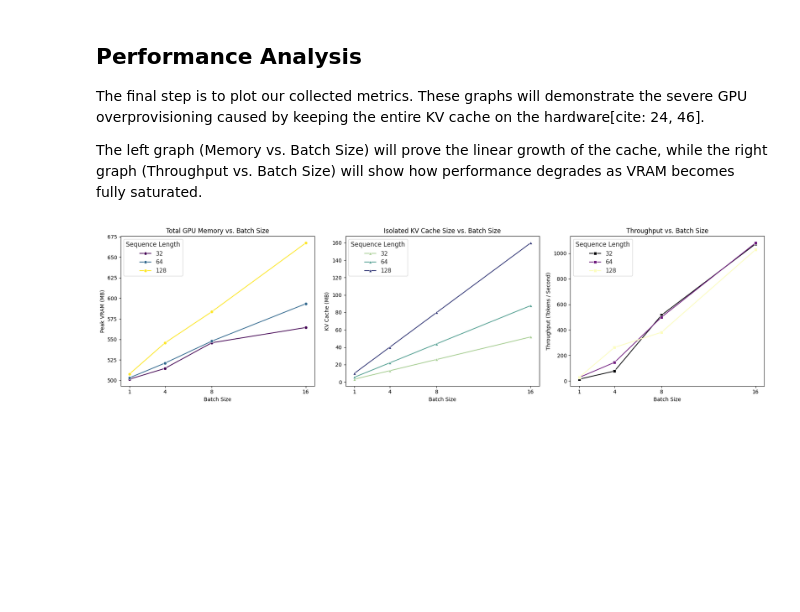
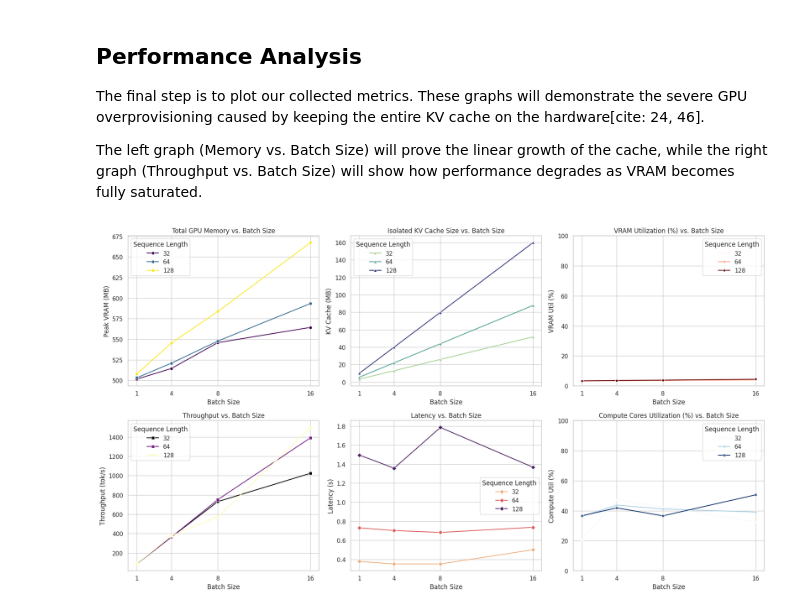
Before and after one commit to sem2-projects/llm-kv-cache-management, a Jupyter notebook: Phase1_gpu_baseline.ipynb, the cells around one changed output. Cells and saved outputs as stored; diff of their text form; code cells hidden in the pictures; blank space fills up the shorter version.

Commit message:
Added GPU Util and VRAM Util Plots

```diff
--- a/Phase1_gpu_baseline.ipynb
+++ b/Phase1_gpu_baseline.ipynb
@@ -176,40 +174,46 @@ The final step is to plot our collected metrics. These graphs will demonstrate t
 The left graph (Memory vs. Batch Size) will prove the linear growth of the cache, while the right graph (Throughput vs. Batch Size) will show how performance degrades as VRAM becomes fully saturated.
 # %%
 def plot_baseline_results(df):
-    # Expanded to 3 subplots to include the isolated KV Cache metric
-    fig, axes = plt.subplots(1, 3, figsize=(18, 5))
+    # Expanded to a 2x3 grid to fit the new utilization metrics
+    fig, axes = plt.subplots(2, 3, figsize=(18, 10))
     sns.set_theme(style="whitegrid")
 
     # Plot 1: Total Peak VRAM
-    sns.lineplot(
-        data=df, x="Batch Size", y="Peak VRAM (MB)", hue="Sequence Length",
-        marker="o", palette="viridis", ax=axes[0]
-    )
-    axes[0].set_title("Total GPU Memory vs. Batch Size")
-    axes[0].set_ylabel("Peak VRAM (MB)")
-    axes[0].set_xticks(df["Batch Size"].unique())
+    sns.lineplot(data=df, x="Batch Size", y="Peak VRAM (MB)", hue="Sequence Length", marker="o", palette="viridis", ax=axes[0, 0])
+    axes[0, 0].set_title("Total GPU Memory vs. Batch Size")
+    axes[0, 0].set_xticks(df["Batch Size"].unique())
 
     # Plot 2: Isolated KV Cache Size
-    sns.lineplot(
-        data=df, x="Batch Size", y="KV Cache (MB)", hue="Sequence Length",
-        marker="^", palette="crest", ax=axes[1]
-    )
-    axes[1].set_title("Isolated KV Cache Size vs. Batch Size")
-    axes[1].set_ylabel("KV Cache (MB)")
-    axes[1].set_xticks(df["Batch Size"].unique())
+    sns.lineplot(data=df, x="Batch Size", y="KV Cache (MB)", hue="Sequence Length", marker="^", palette="crest", ax=axes[0, 1])
+    axes[0, 1].set_title("Isolated KV Cache Size vs. Batch Size")
+    axes[0, 1].set_xticks(df["Batch Size"].unique())
 
-    # Plot 3: Throughput
-    sns.lineplot(
-        data=df, x="Batch Size", y="Throughput (tok/s)", hue="Sequence Length",
-        marker="s", palette="magma", ax=axes[2]
-    )
-    axes[2].set_title("Throughput vs. Batch Size")
-    axes[2].set_ylabel("Throughput (Tokens / Second)")
-    axes[2].set_xticks(df["Batch Size"].unique())
+    # Plot 3: VRAM Utilization Percentage
+    sns.lineplot(data=df, x="Batch Size", y="VRAM Util (%)", hue="Sequence Length", marker="p", palette="Reds", ax=axes[0, 2])
+    axes[0, 2].set_title("VRAM Utilization (%) vs. Batch Size")
+    axes[0, 2].set_ylim(0, 100) # Lock Y-axis to 100%
+    axes[0, 2].set_xticks(df["Batch Size"].unique())
+
+    # Plot 4: Throughput
+    sns.lineplot(data=df, x="Batch Size", y="Throughput (tok/s)", hue="Sequence Length", marker="s", palette="magma", ax=axes[1, 0])
+    axes[1, 0].set_title("Throughput vs. Batch Size")
+    axes[1, 0].set_xticks(df["Batch Size"].unique())
+
+    # Plot 5: Latency
+    sns.lineplot(data=df, x="Batch Size", y="Latency (s)", hue="Sequence Length", marker="D", palette="flare", ax=axes[1, 1])
+    axes[1, 1].set_title("Latency vs. Batch Size")
+    axes[1, 1].set_xticks(df["Batch Size"].unique())
+
+    # Plot 6: Compute Utilization Percentage
+    sns.lineplot(data=df, x="Batch Size", y="Compute Util (%)", hue="Sequence Length", marker="X", palette="Blues", ax=axes[1, 2])
+    axes[1, 2].set_title("Compute Cores Utilization (%) vs. Batch Size")
+    axes[1, 2].set_ylim(0, 100) # Lock Y-axis to 100%
+    axes[1, 2].set_xticks(df["Batch Size"].unique())
 
     plt.tight_layout()
     plt.show()
 
+# Generate the 6 plots
 plot_baseline_results(df_baseline_results)
 # %% [output]
-[figure, old version]
+[figure, new version]
```
Also changed, not shown: parts of 1 cell of this notebook.
